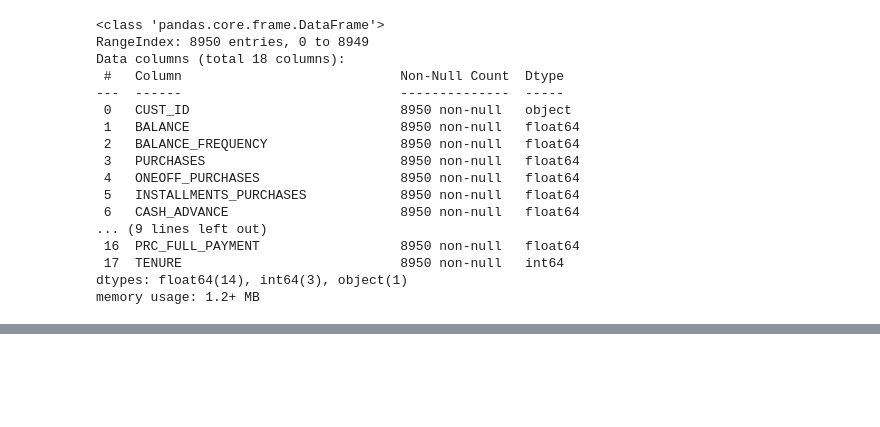
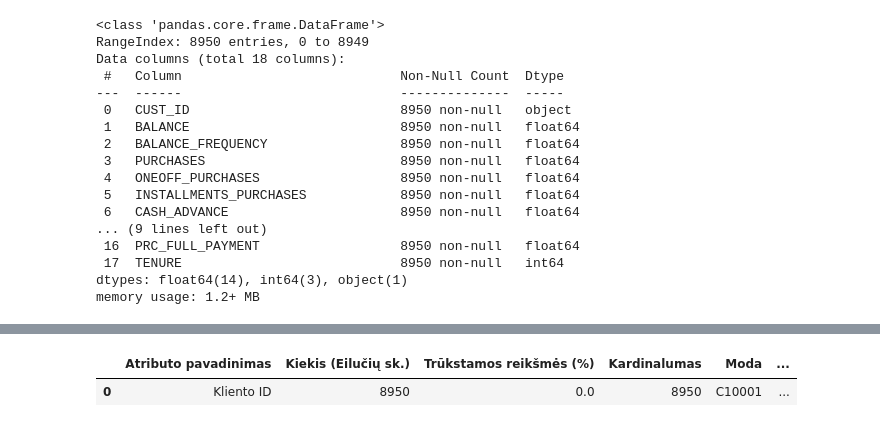
Before and after one commit to Karolis-KTU/P176B101-Introduction-to-Artificial-Intelligence, a Jupyter notebook: L1/L1.ipynb, the cells around one changed output, grey strips where cells are left out. Cells and saved outputs as stored; diff of their text form; code cells hidden in the pictures; blank space fills up the shorter version.

```diff
--- a/L1/L1.ipynb
+++ b/L1/L1.ipynb
@@ -38,0 +22,6 @@ data
+# %%
+input_file = 'data.csv'
+output_file = 'output.csv'
+
+data = pd.read_csv(input_file)
+data
@@ -71,14 +72,4 @@ data.describe()
 # %%
-# Parse all data from the csv file and print the data
-import pandas as pd
-
-input_file = 'data.csv'
-output_file = 'results.csv'
-
-data = pd.read_csv(input_file)
-
-# print(data)
-
 continious_types = {
     'BALANCE': 'Balansas',
     'BALANCE_FREQUENCY': 'Balanso dažnumas',
@@ -155,0 +158,41 @@ continious_types_table
+# %%
+categorical_types = {
+    'CUST_ID': 'Kliento ID'
+}
+
+rows = []
+
+for type_name, type_translation in categorical_types.items():
+    count = data[type_name].count() # Bendras reikšmių skaičius
+    empty_percentage = (1 - count / len(data[type_name])) * 100 # Trūkstamos reikšmės procentais
+    unique_values = len(data[type_name].unique()) # Kardinalumas
+    mode = data[type_name].mode().values[0] # Moda
+    mode_frequency = data[type_name].value_counts().max() # Modos dažnumas
+    mode_percentage = (mode_frequency / count) * 100 # Modos dažnumas procentais
+    second_mode = data[type_name].value_counts().index[1] # Antra modos reikšmė
+    second_mode_frequency = data[type_name].value_counts().iloc[1] # Antros modos dažnumas
+    second_mode_percentage = (second_mode_frequency / count) * 100 # Antros modos dažnumas procentais
+
+    df = pd.DataFrame({
+        'Atributo pavadinimas': [type_translation],
+        'Kiekis (Eilučių sk.)': [count],
+        'Trūkstamos reikšmės (%)': [empty_percentage],
+        'Kardinalumas': [unique_values],
+        'Moda': [mode],
+        'Modos dažnumas': [mode_frequency],
+        'Moda, %' : [mode_percentage],
+        '2-oji moda': [second_mode],
+        '2-osios Modos dažnumas': [second_mode_frequency],
+        '2-oji Moda, %' : [second_mode_percentage]
+    })
+
+    rows.append(df)
+
+categorical_types_table = pd.concat(rows, ignore_index=True)
+
+categorical_types_table.to_csv(output_file, index=False)
+
+categorical_types_table
+# %% [output]
+|  | Atributo pavadinimas | Kiekis (Eilučių sk.) | Trūkstamos reikšmės (%) | Kardinalumas | Moda | ... |
+| 0 | Kliento ID | 8950 | 0.0 | 8950 | C10001 | ... |
```
Also changed, not shown: parts of 6 cells of this notebook.
